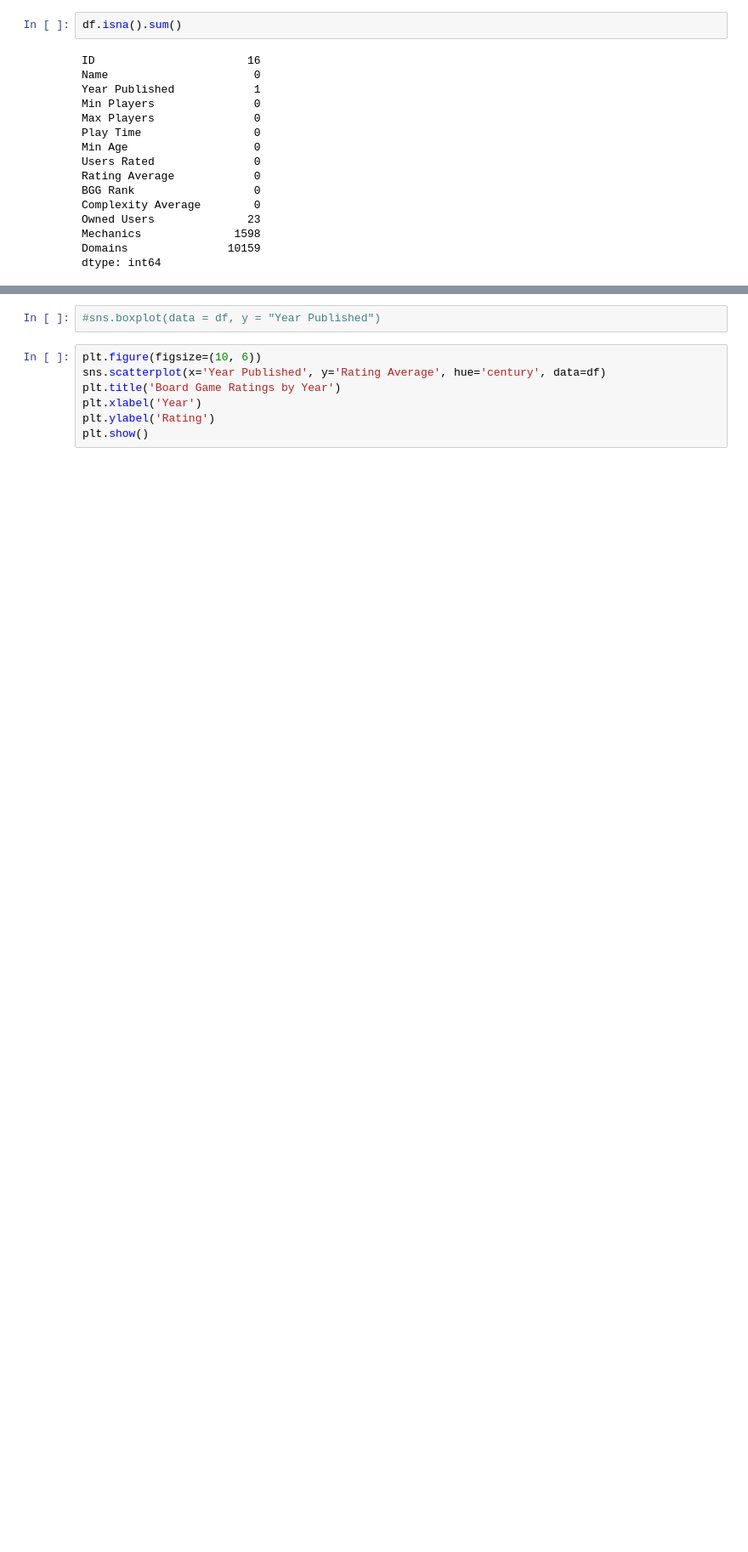
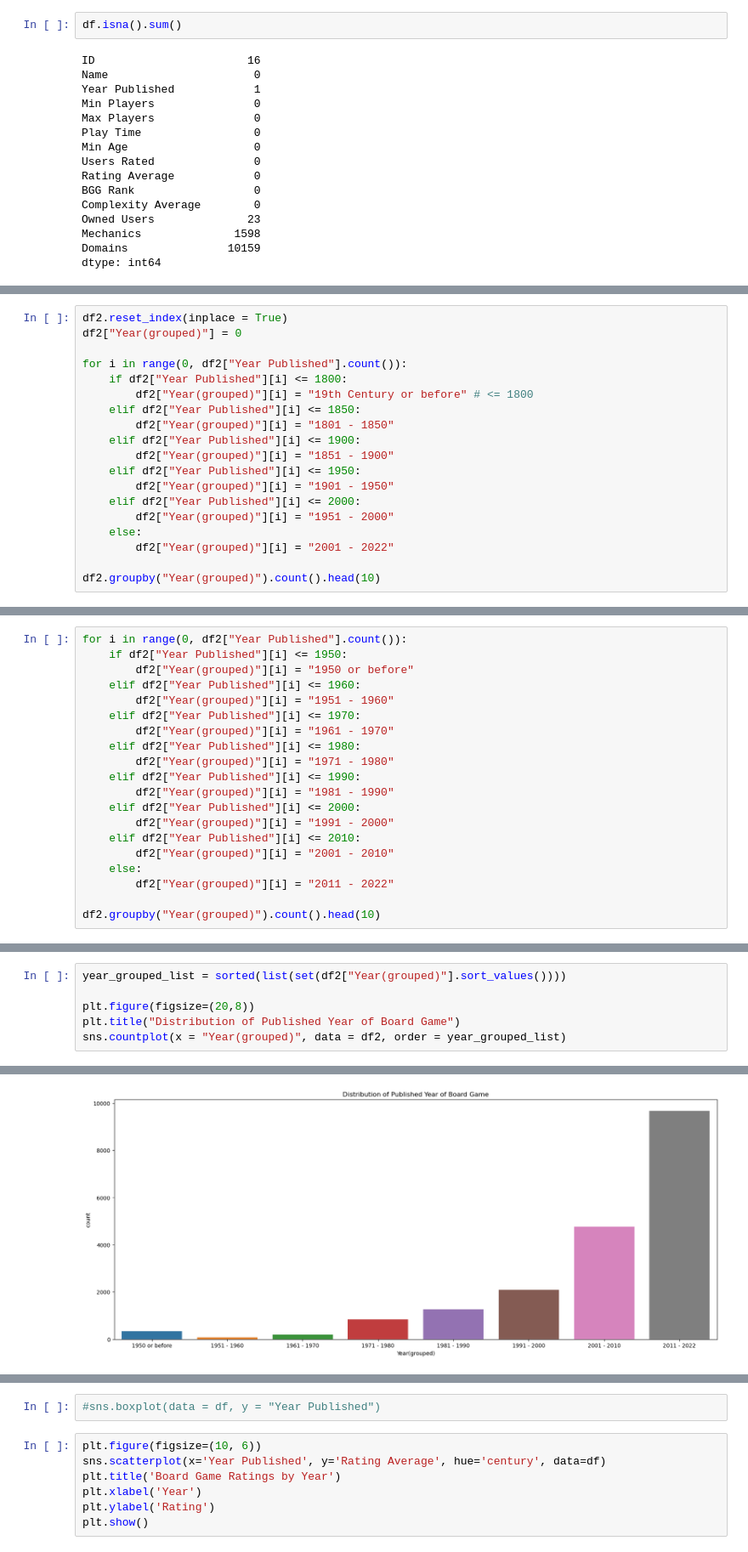
Before and after one commit to DovWong/EDA-PRoject, a Jupyter notebook: Start.ipynb, the cells around one changed output, grey strips where cells are left out. Shown at 85% size. Saved outputs shown, nothing was run; the diff lists cells and outputs as text; blank space fills up the shorter version.

```diff
--- a/Start.ipynb
+++ b/Start.ipynb
@@ -167,0 +277,19 @@ df_century.head(30)
+# %%
+df2.reset_index(inplace = True)
+df2["Year(grouped)"] = 0
+
+for i in range(0, df2["Year Published"].count()):
+    if df2["Year Published"][i] <= 1800:
+        df2["Year(grouped)"][i] = "19th Century or before" # <= 1800
+    elif df2["Year Published"][i] <= 1850:
+        df2["Year(grouped)"][i] = "1801 - 1850"
+    elif df2["Year Published"][i] <= 1900:
+        df2["Year(grouped)"][i] = "1851 - 1900"
+    elif df2["Year Published"][i] <= 1950:
+        df2["Year(grouped)"][i] = "1901 - 1950"
+    elif df2["Year Published"][i] <= 2000:
+        df2["Year(grouped)"][i] = "1951 - 2000"
+    else:
+        df2["Year(grouped)"][i] = "2001 - 2022"
+
+df2.groupby("Year(grouped)").count().head(10)
@@ -167,0 +330,20 @@ df_century.head(30)
+# %%
+for i in range(0, df2["Year Published"].count()):
+    if df2["Year Published"][i] <= 1950:
+        df2["Year(grouped)"][i] = "1950 or before"
+    elif df2["Year Published"][i] <= 1960:
+        df2["Year(grouped)"][i] = "1951 - 1960"
+    elif df2["Year Published"][i] <= 1970:
+        df2["Year(grouped)"][i] = "1961 - 1970"
+    elif df2["Year Published"][i] <= 1980:
+        df2["Year(grouped)"][i] = "1971 - 1980"
+    elif df2["Year Published"][i] <= 1990:
+        df2["Year(grouped)"][i] = "1981 - 1990"
+    elif df2["Year Published"][i] <= 2000:
+        df2["Year(grouped)"][i] = "1991 - 2000"
+    elif df2["Year Published"][i] <= 2010:
+        df2["Year(grouped)"][i] = "2001 - 2010"
+    else:
+        df2["Year(grouped)"][i] = "2011 - 2022"
+
+df2.groupby("Year(grouped)").count().head(10)
@@ -167,0 +361,7 @@ df_century.head(30)
+# %%
+year_grouped_list = sorted(list(set(df2["Year(grouped)"].sort_values())))
+
+plt.figure(figsize=(20,8))
+plt.title("Distribution of Published Year of Board Game")
+sns.countplot(x = "Year(grouped)", data = df2, order = year_grouped_list)
+# %% [output]
@@ -167,0 +369 @@ df_century.head(30)
+[figure, added]
```
Also changed, not shown: parts of 30 cells of this notebook.
